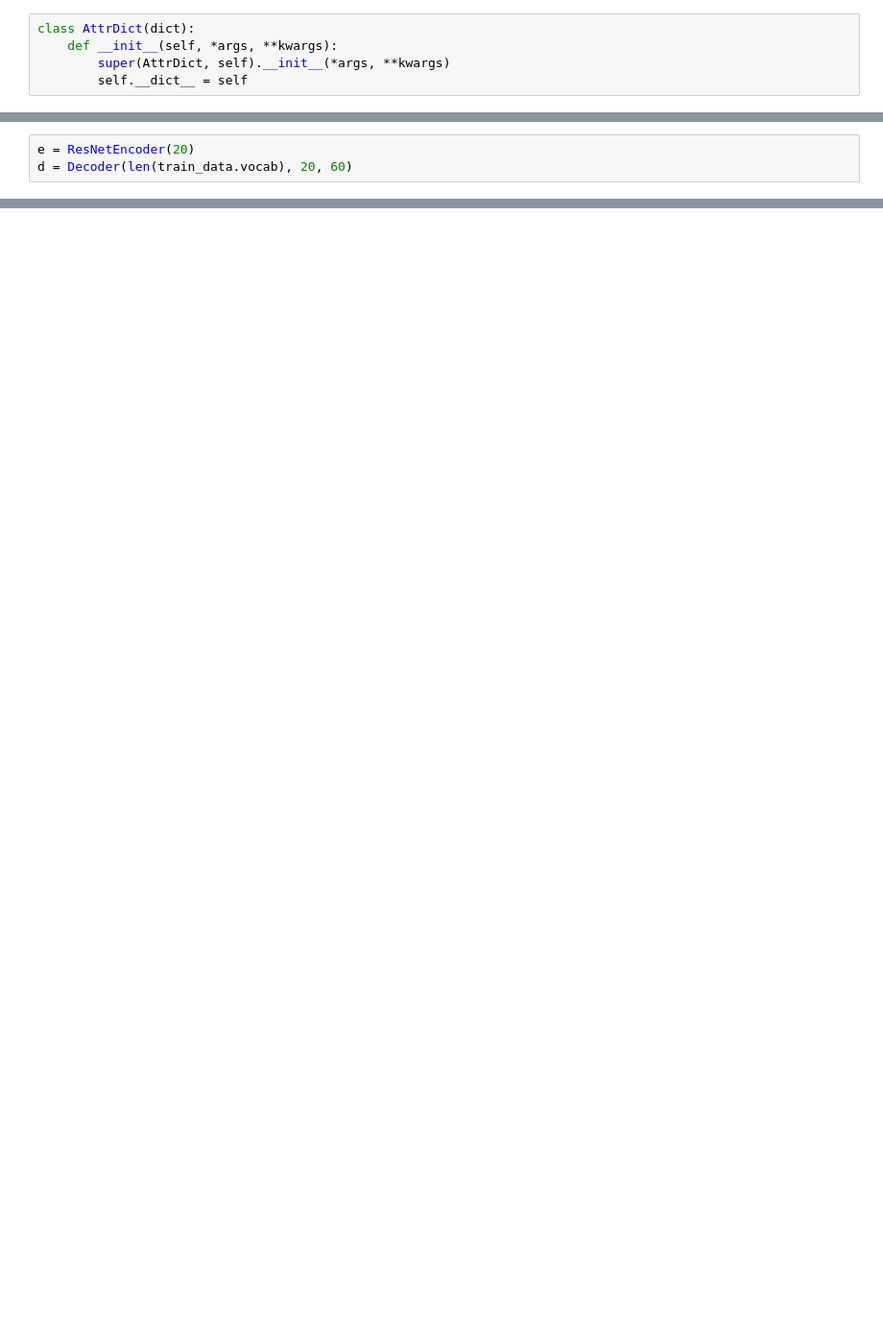
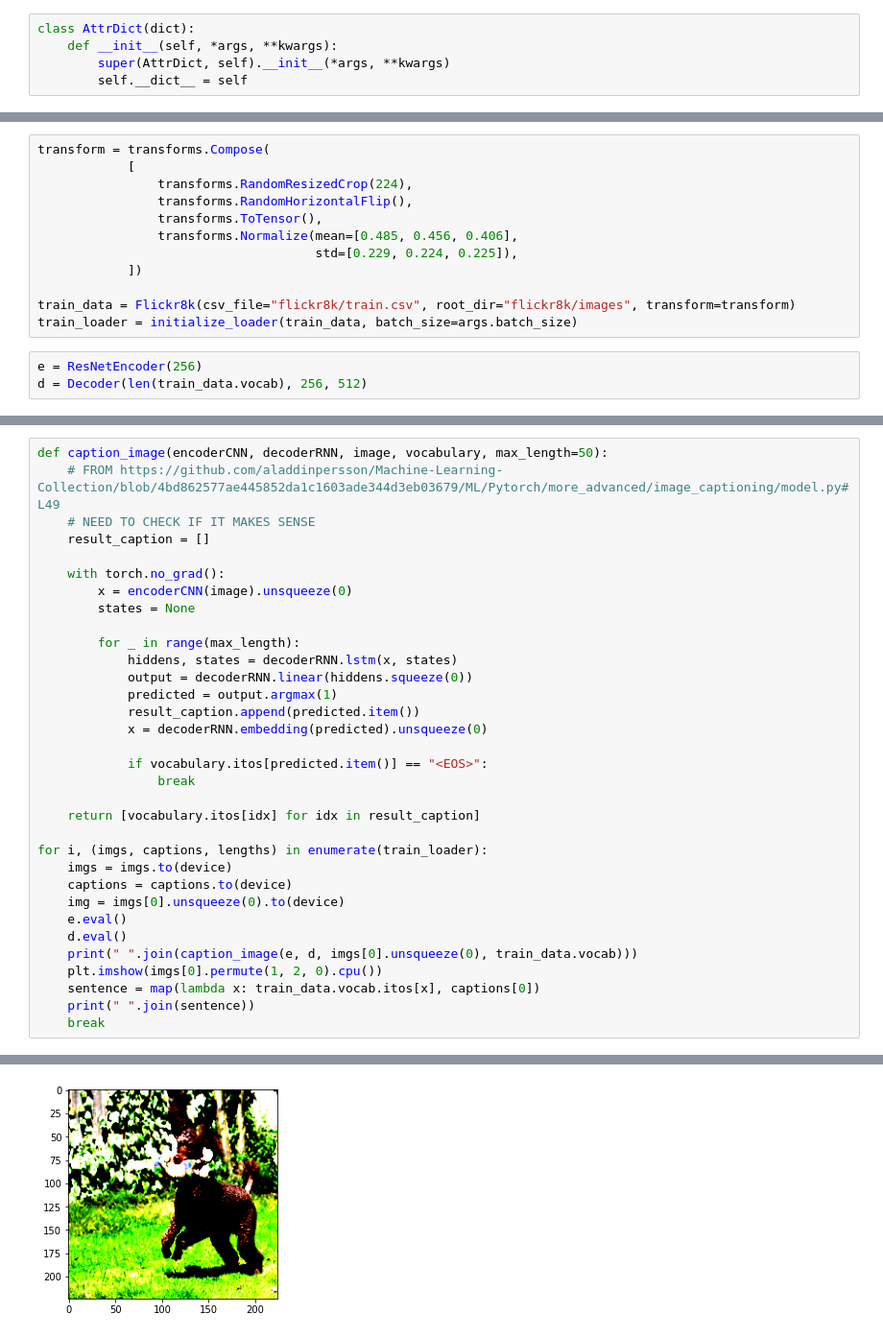
Before and after one commit to yoyosef/image-captioning-csc413, a Jupyter notebook: main.ipynb, the cells around one changed output, grey strips where cells are left out. Shown at 96% size. Cells and saved outputs as stored; diff of their text form; blank space fills up the shorter version.

Commit message:
Fix training bugs, add logs/saving model, add model output test

```diff
--- a/main.ipynb
+++ b/main.ipynb
@@ -22,6 +27,18 @@ train_data = Flickr8k(csv_file="flickr8k/train.csv", root_dir="flickr8k/images")
+# %%
+transform = transforms.Compose(
+            [
+                transforms.RandomResizedCrop(224),
+                transforms.RandomHorizontalFlip(),
+                transforms.ToTensor(),
+                transforms.Normalize(mean=[0.485, 0.456, 0.406],
+                                     std=[0.229, 0.224, 0.225]),
+            ])
+
+train_data = Flickr8k(csv_file="flickr8k/train.csv", root_dir="flickr8k/images", transform=transform)
+train_loader = initialize_loader(train_data, batch_size=args.batch_size)
 # %%
-e = ResNetEncoder(20)
-d = Decoder(len(train_data.vocab), 20, 60)
+e = ResNetEncoder(256)
+d = Decoder(len(train_data.vocab), 256, 512)
 # %%
 train(e, d, args)
 # %% [output]
@@ -33,0 +63,34 @@ ValueError: Expected target size (64, 8256), got torch.Size([64, 23])
+# %%
+def caption_image(encoderCNN, decoderRNN, image, vocabulary, max_length=50):
+    # FROM https://github.com/aladdinpersson/Machine-Learning-Collection/blob/4bd862577ae445852da1c1603ade344d3eb03679/ML/Pytorch/more_advanced/image_captioning/model.py#L49
+    # NEED TO CHECK IF IT MAKES SENSE
+    result_caption = []
+
+    with torch.no_grad():
+        x = encoderCNN(image).unsqueeze(0)
+        states = None
+
+        for _ in range(max_length):
+            hiddens, states = decoderRNN.lstm(x, states)
+            output = decoderRNN.linear(hiddens.squeeze(0))
+            predicted = output.argmax(1)
+            result_caption.append(predicted.item())
+            x = decoderRNN.embedding(predicted).unsqueeze(0)
+
+            if vocabulary.itos[predicted.item()] == "<EOS>":
+                break
+
+    return [vocabulary.itos[idx] for idx in result_caption]
+
+for i, (imgs, captions, lengths) in enumerate(train_loader):
+    imgs = imgs.to(device)
+    captions = captions.to(device)
+    img = imgs[0].unsqueeze(0).to(device)
+    e.eval()
+    d.eval()
+    print(" ".join(caption_image(e, d, imgs[0].unsqueeze(0), train_data.vocab)))
+    plt.imshow(imgs[0].permute(1, 2, 0).cpu())
+    sentence = map(lambda x: train_data.vocab.itos[x], captions[0])
+    print(" ".join(sentence))
+    break
+# %% [output]
@@ -33,0 +100 @@ ValueError: Expected target size (64, 8256), got torch.Size([64, 23])
+[figure, added]
```
Also changed, not shown: parts of 5 cells of this notebook, 8 other files.
